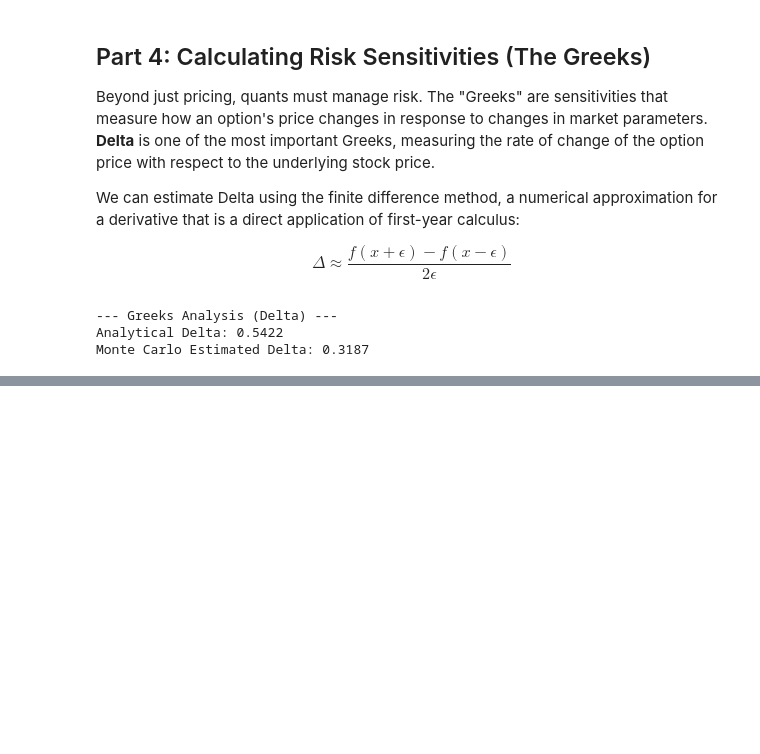
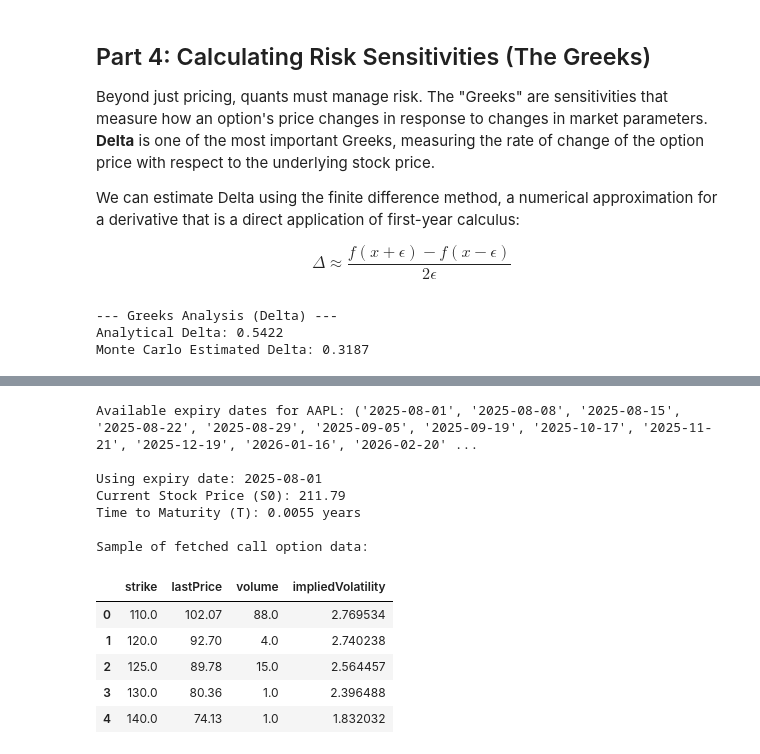
Before and after one commit to MMillward2012/options-pricing-monte-carlo, a Jupyter notebook: notebooks/main.ipynb, the cells around one changed output, grey strips where cells are left out. Cells and saved outputs as stored; diff of their text form; code cells hidden in the pictures; blank space fills up the shorter version.

```diff
--- a/notebooks/main.ipynb
+++ b/notebooks/main.ipynb
@@ -233,0 +247,46 @@ Monte Carlo Estimated Delta: 0.3187
+# %%
+# Define the ticker for a real company
+ticker_symbol = 'AAPL'
+ticker = yf.Ticker(ticker_symbol)
+
+# Get the available option expiry dates
+expiry_dates = ticker.options
+print(f"Available expiry dates for {ticker_symbol}: {expiry_dates}")
+
+# Let's select the first available expiry date
+expiry_date = expiry_dates[0]
+print(f"\nUsing expiry date: {expiry_date}")
+
+# Get the full option chain for the selected expiry
+option_chain = ticker.option_chain(expiry_date)
+
+# We will focus on the call options
+calls = option_chain.calls
+
+# Calculate time to maturity (T) in years
+expiry_dt = datetime.strptime(expiry_date, '%Y-%m-%d')
+today_dt = datetime.now()
+T_real = (expiry_dt - today_dt).days / 365.0
+
+# Get the current stock price to use as S0
+S0_real = ticker.history(period='1d')['Close'].iloc[0]
+
+print(f"Current Stock Price (S0): {S0_real:.2f}")
+print(f"Time to Maturity (T): {T_real:.4f} years")
+print("\nSample of fetched call option data:")
+# We only need a few columns for our analysis
+calls.head()[['strike', 'lastPrice', 'volume', 'impliedVolatility']]
+# %% [output]
+Available expiry dates for AAPL: ('2025-08-01', '2025-08-08', '2025-08-15', '2025-08-22', '2025-08-29', '2025-09-05', '2025-09-19', '2025-10-17', '2025-11-21', '2025-12-19', '2026-01-16', '2026-02-20' ...
+
+Using expiry date: 2025-08-01
+Current Stock Price (S0): 211.79
+Time to Maturity (T): 0.0055 years
+
+Sample of fetched call option data:
+|  | strike | lastPrice | volume | impliedVolatility |
+| 0 | 110.0 | 102.07 | 88.0 | 2.769534 |
+| 1 | 120.0 | 92.70 | 4.0 | 2.740238 |
+| 2 | 125.0 | 89.78 | 15.0 | 2.564457 |
+| 3 | 130.0 | 80.36 | 1.0 | 2.396488 |
+| 4 | 140.0 | 74.13 | 1.0 | 1.832032 |
```
Also changed, not shown: parts of 19 cells of this notebook, 1 other file.
